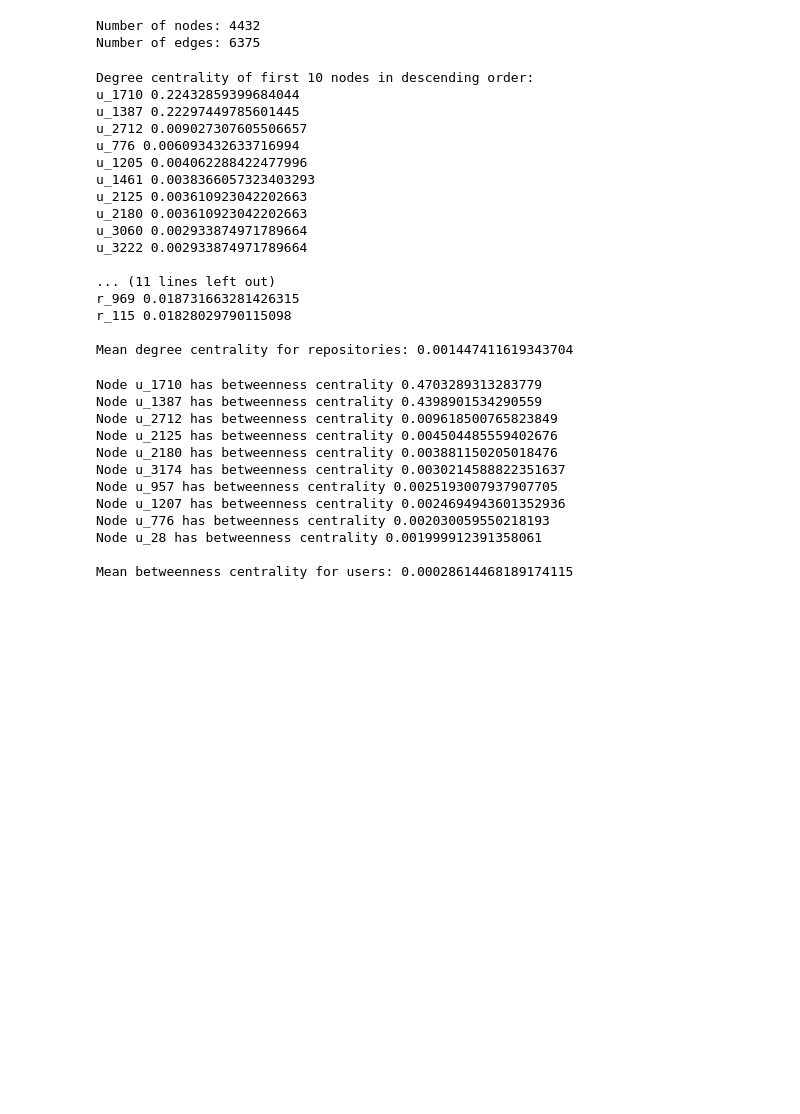
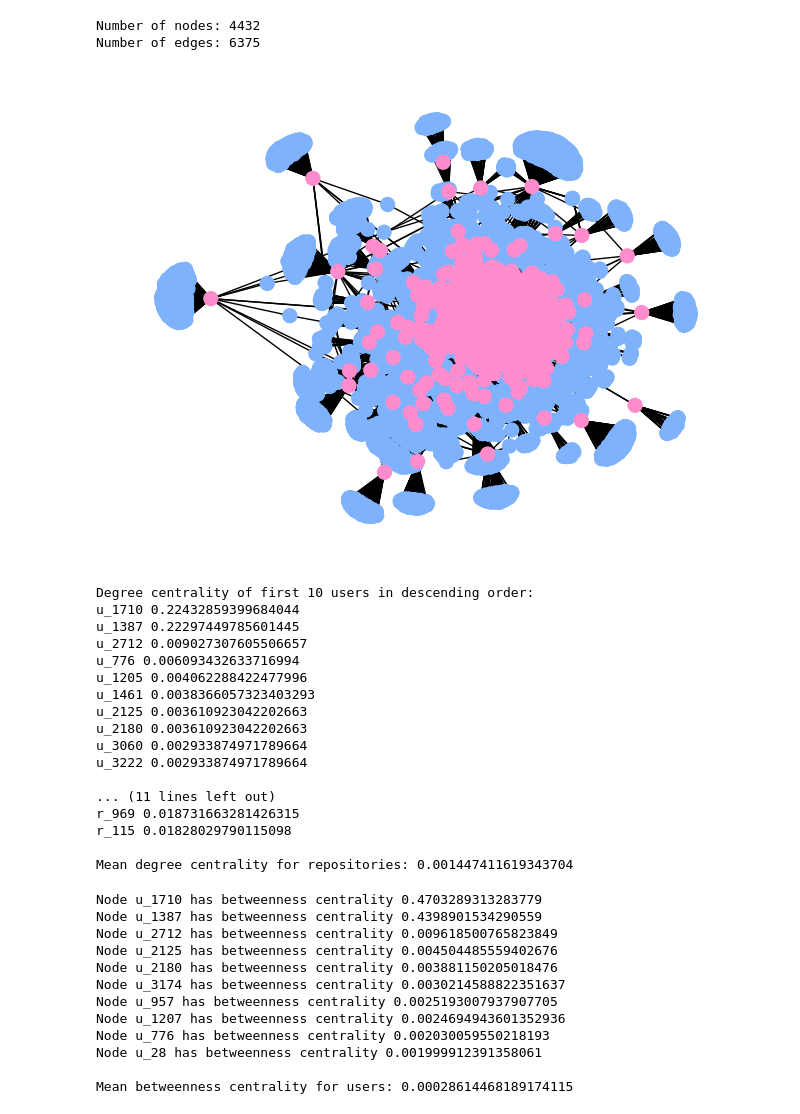
Before and after one commit to nicolopizzo/sna-project, a Jupyter notebook: analysis.ipynb, the cells around one changed output. Saved outputs shown, nothing was run; the diff lists cells and outputs as text; code cells hidden in the pictures; blank space fills up the shorter version.

```diff
--- a/analysis.ipynb
+++ b/analysis.ipynb
@@ -31,11 +29,6 @@ with open('dataset/repos.csv', 'r') as f:
         # transform the string of languages into an array of strings
         row[2] = [x for x in row[2].replace(' ', '').replace('[', '').replace(']', '').replace('\'', '').split(',')]
 
-        """ print("row", i, ": ", row)
-        print("row[0] (repository ID): ", row[0])
-        print("row[1] (repository name): ", row[1])
-        print("row[2] (languages): ", row[2]) """
-
-        # Add the node with data from the first column
+        # Add the repository node to graph with pink color
         graph.add_node(row[0], name=row[1], languages=row[2], color="#FF8CCD")
 # %%
@@ -59,32 +49,34 @@ Number of nodes: 4432
 Number of edges: 6375
 # %%
 # Draw the graph using color property to distinguish users and repositories
-#nx.draw(graph, with_labels=True, node_color=[graph.nodes[node]['color'] for node in graph.nodes], node_size=1000)
+nx.draw(graph, node_color=[graph.nodes[node]['color'] for node in graph.nodes], node_size=100)
+# %% [output]
+[figure, added]
 # %%
 # Calculate the degree centrality of all nodes
 degree_centrality = nx.degree_centrality(graph)
 
-# divide the degree centrality
+# Split the degree centrality for users and repositories
 users_degree_centrality = { k: v for k, v in degree_centrality.items() if k.startswith('u_')}
 repos_degree_centrality = { k: v for k, v in degree_centrality.items() if k.startswith('r_')}
 
 # Print the degree centrality of first 10 users in descending order
-print("\nDegree centrality of first 10 nodes in descending order:")
+print("\nDegree centrality of first 10 users in descending order:")
 for node in sorted(users_degree_centrality, key=users_degree_centrality.get, reverse=True)[:10]:
     print(node, users_degree_centrality[node])
 
-# show mean degree centrality for users
+# Print mean degree centrality for users
 print("\nMean degree centrality for users:", sum(users_degree_centrality.values())/len(users_degree_centrality))
 
 # Print the degree centrality of first 10 repositories in descending order
-print("\nDegree centrality of first 10 nodes in descending order:")
+print("\nDegree centrality of first 10 repositories in descending order:")
 for node in sorted(repos_degree_centrality, key=repos_degree_centrality.get, reverse=True)[:10]:
     print(node, repos_degree_centrality[node])
 
-# show mean degree centrality for repositories
+# Print mean degree centrality for repositories
 print("\nMean degree centrality for repositories:", sum(repos_degree_centrality.values())/len(repos_degree_centrality))
 # %% [output]
-Degree centrality of first 10 nodes in descending order:
+Degree centrality of first 10 users in descending order:
 u_1710 0.22432859399684044
 u_1387 0.22297449785601445
 u_2712 0.009027307605506657
```
Also changed, not shown: parts of 11 cells of this notebook, 1 other file.
